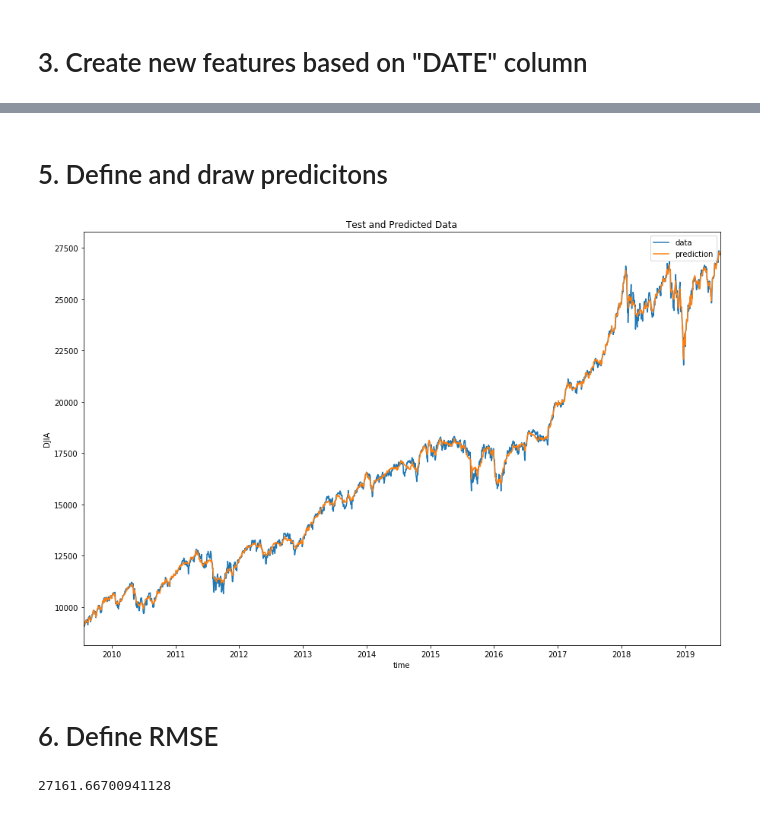
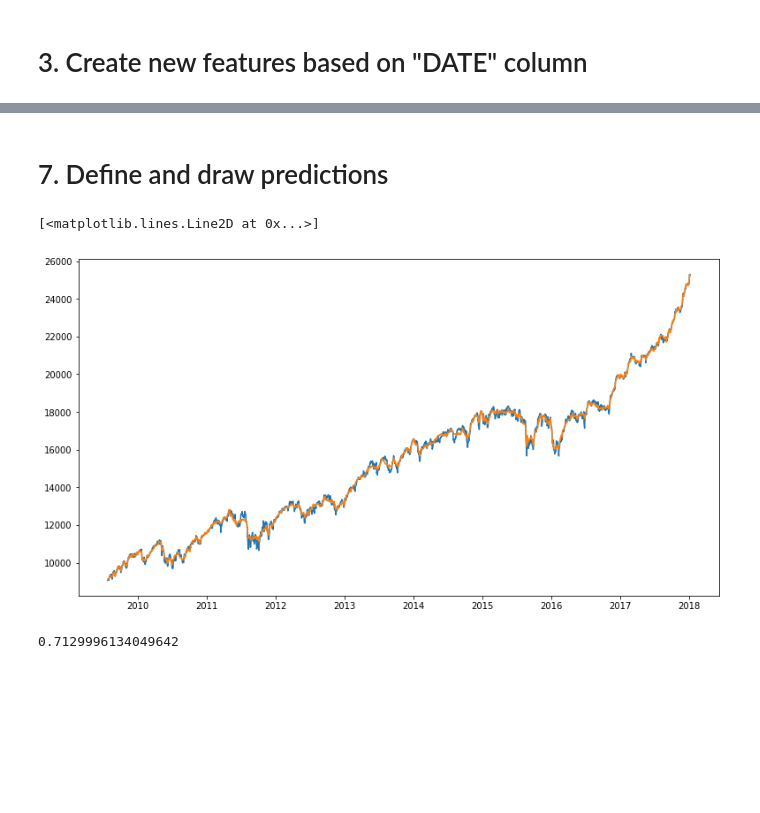
Before and after one commit to ivan-bulka/Portfolio, a Jupyter notebook: Dow_Jones_Time_Series_Predicting/DowJones_Predicting_TimeSeries_Xgboost.ipynb, the cells around one changed output, grey strips where cells are left out. Drawn from its saved outputs; the diff is of its cells as text; code cells hidden in the pictures; blank space fills up the shorter version.

```diff
--- a/Dow_Jones_Time_Series_Predicting/DowJones_Predicting_TimeSeries_Xgboost.ipynb
+++ b/Dow_Jones_Time_Series_Predicting/DowJones_Predicting_TimeSeries_Xgboost.ipynb
@@ -75,2 +93,2 @@ xgb.plot_importance(reg, height=0.9)
 # %% [markdown]
-# 5. Define and draw predicitons
+# 7. Define and draw predictions
@@ -91,16 +95,14 @@ def plot_performance(data, date_from, date_to, title=None):
-# %%
-# Apply the function
-X_pred = reg.predict(X)
-plot_performance(y, y.index[0].date(), y.index[-1].date(),
-                 'Test and Predicted Data')
-plt.legend()
-plt.show()
-# %% [output]
-[figure, removed]
-# %% [markdown]
-# 6. Define RMSE
-# %%
-mean_squared_error(y_true=y,
-                   y_pred=X_pred)
-# %% [output]
-27161.66700941128
+# %%
+# Testing on train dataset
+y_pred_train = reg.predict(X_train)
+plt.plot(X_train.index, y_train)
+
+plt.plot(X_train.index, y_pred_train)
+# %% [output]
+[<matplotlib.lines.Line2D at 0x...>]
+[figure, added]
+# %%
+# Define MAPE for train dataset
+mean_absolute_percentage_error(y_train, y_pred_train)
+# %% [output]
+0.7129996134049642
```
Also changed, not shown: parts of 17 cells of this notebook.
